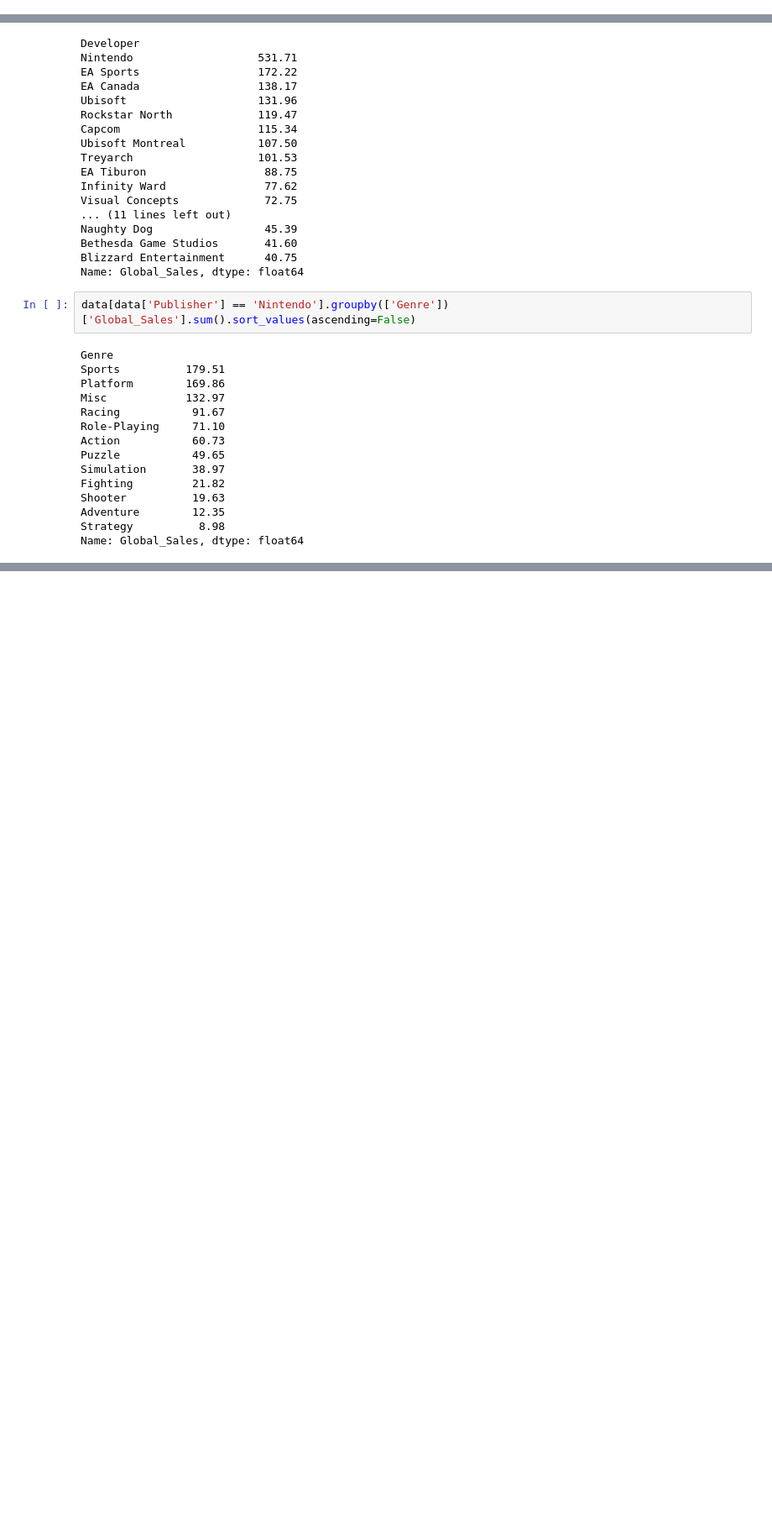
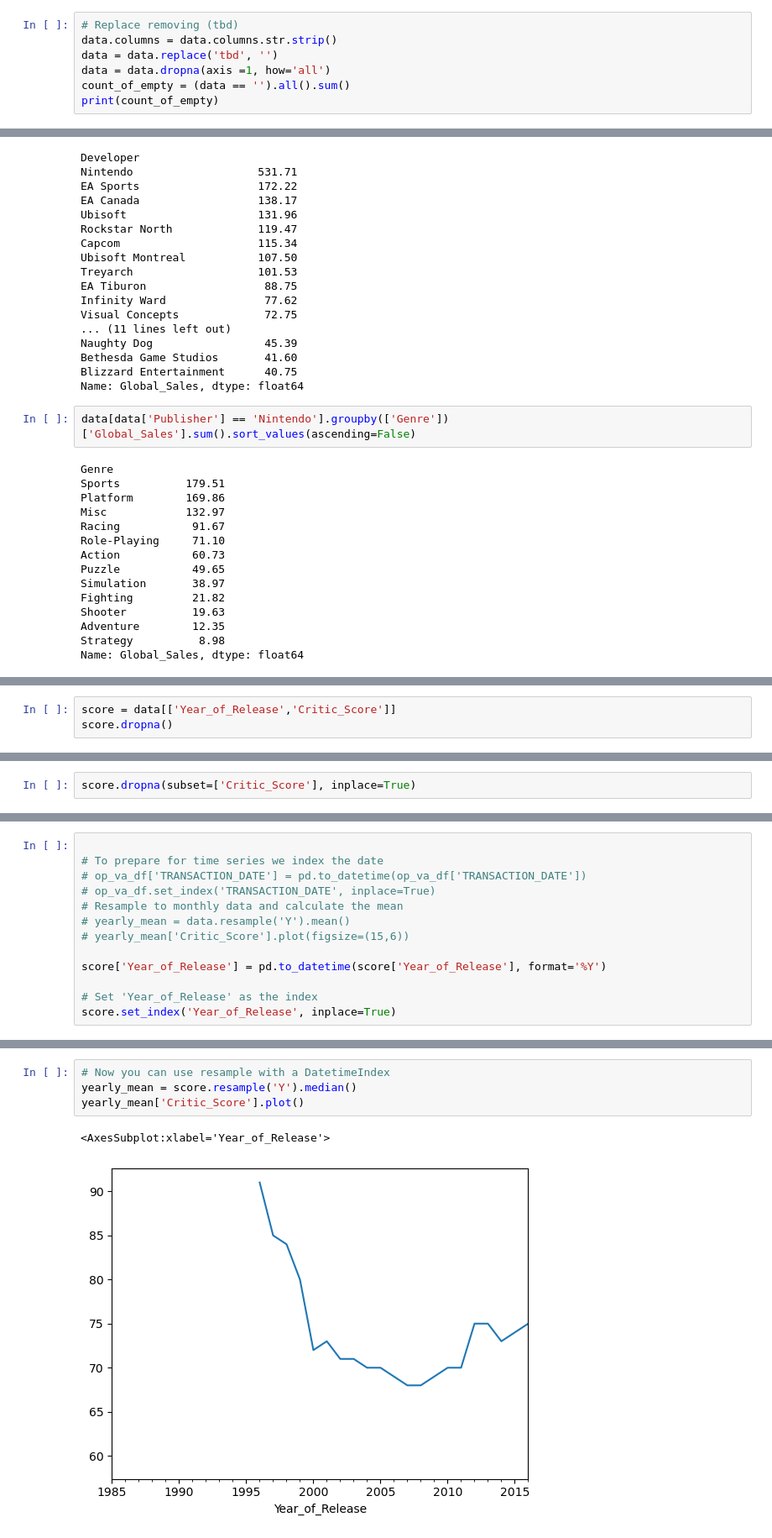
Before and after one commit to msills30/video-games, a Jupyter notebook: Gamer.ipynb, the cells around one changed output, grey strips where cells are left out. Shown at 84% size. Cells and saved outputs as stored; diff of their text form; blank space fills up the shorter version.

```diff
--- a/Gamer.ipynb
+++ b/Gamer.ipynb
@@ -17,0 +41,7 @@ data.head()
+# %%
+# Replace removing (tbd)
+data.columns = data.columns.str.strip()
+data = data.replace('tbd', '')
+data = data.dropna(axis =1, how='all')
+count_of_empty = (data == '').all().sum()
+print(count_of_empty)
@@ -289,0 +402,3 @@ top_nintendo.head(10)
+# %%
+score = data[['Year_of_Release','Critic_Score']]
+score.dropna()
@@ -289,0 +427,2 @@ top_nintendo.head(10)
+# %%
+score.dropna(subset=['Critic_Score'], inplace=True)
@@ -289,0 +458,13 @@ top_nintendo.head(10)
+# %%
+
+# To prepare for time series we index the date
+# op_va_df['TRANSACTION_DATE'] = pd.to_datetime(op_va_df['TRANSACTION_DATE'])
+# op_va_df.set_index('TRANSACTION_DATE', inplace=True)
+# Resample to monthly data and calculate the mean
+# yearly_mean = data.resample('Y').mean()
+# yearly_mean['Critic_Score'].plot(figsize=(15,6))
+
+score['Year_of_Release'] = pd.to_datetime(score['Year_of_Release'], format='%Y')
+
+# Set 'Year_of_Release' as the index
+score.set_index('Year_of_Release', inplace=True)
@@ -289,0 +477,7 @@ top_nintendo.head(10)
+# %%
+# Now you can use resample with a DatetimeIndex
+yearly_mean = score.resample('Y').median()
+yearly_mean['Critic_Score'].plot()
+# %% [output]
+<AxesSubplot:xlabel='Year_of_Release'>
+[figure, added]
```
Also changed, not shown: parts of 27 cells of this notebook.
